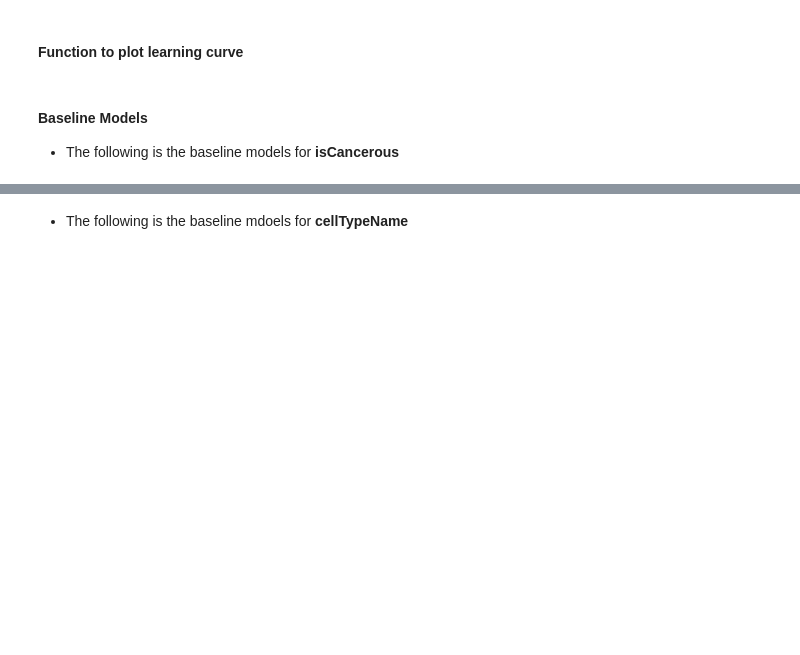
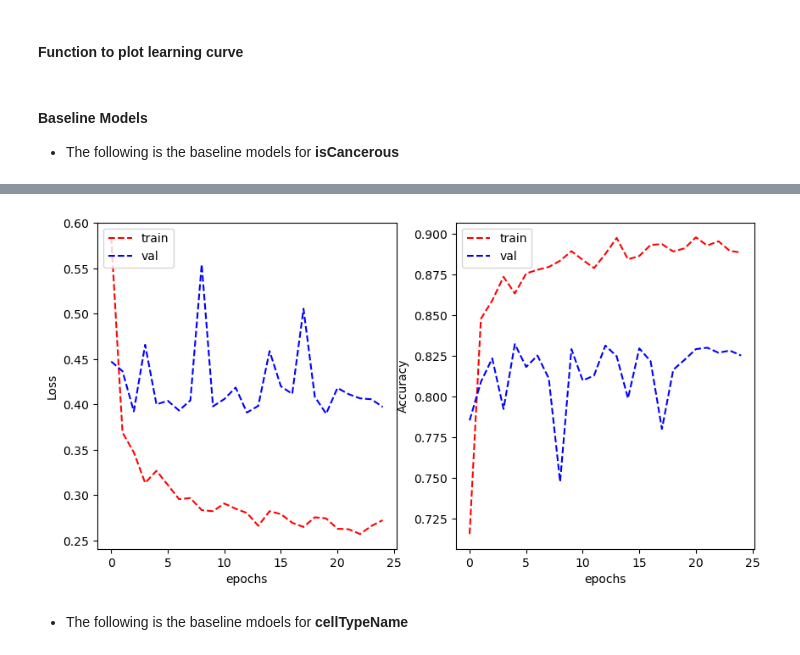
Before and after one commit to Adi112004/Machine-Learning-Assignment-2, a Jupyter notebook: Assignment2-ML.ipynb, the cells around one changed output, grey strips where cells are left out. Cells and saved outputs as stored; diff of their text form; code cells hidden in the pictures; blank space fills up the shorter version.

```diff
--- a/Assignment2-ML.ipynb
+++ b/Assignment2-ML.ipynb
@@ -449,3 +454,35 @@ plot_learning_curve(
+# %%
+input_shape = (27, 27, 3)
+mlp_binary = tf.keras.Sequential([
+    tf.keras.Input(shape=input_shape),
+    tf.keras.layers.Flatten(),
+    tf.keras.layers.Dense(256, activation='relu'),
+    tf.keras.layers.Dense(128, activation='relu'),
+    tf.keras.layers.Dropout(0.5),
+    tf.keras.layers.Dense(1, activation='sigmoid'),
+])
+mlp_binary.compile(
+    optimizer='adam',
+    loss='binary_crossentropy',
+    metrics=['precision', 'recall', 'binary_accuracy']
+)
+
+history_mlp_binary = mlp_binary.fit(
+    binary_train_generator,
+    validation_data=binary_validation_generator,
+    epochs=25,
+    verbose=0
+)
+
+plot_learning_curve(
+    history_mlp_binary.history['loss'],
+    history_mlp_binary.history['val_loss'],
+    history_mlp_binary.history['binary_accuracy'],
+    history_mlp_binary.history['val_binary_accuracy'],
+    metric_name='Accuracy'
+)
+# %% [output]
+[figure, added]
 # %% [markdown]
 - The following is the baseline mdoels for **cellTypeName**
 # %%
```
Also changed, not shown: parts of 5 cells of this notebook.
